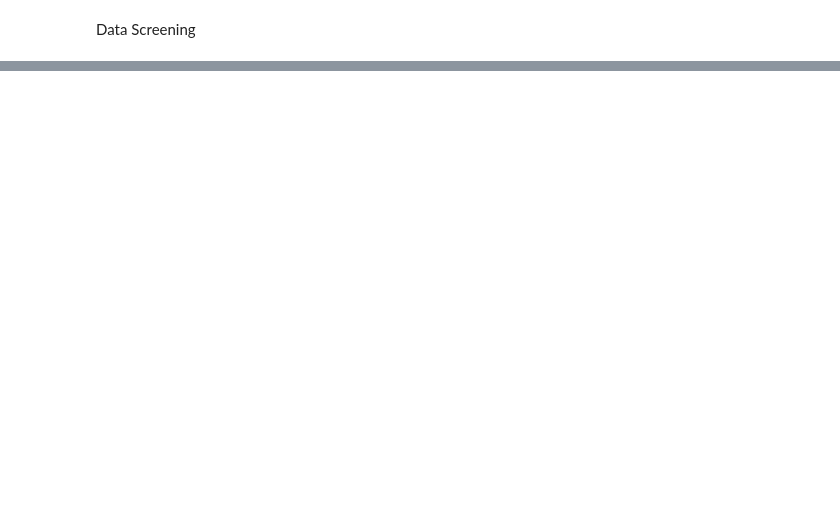
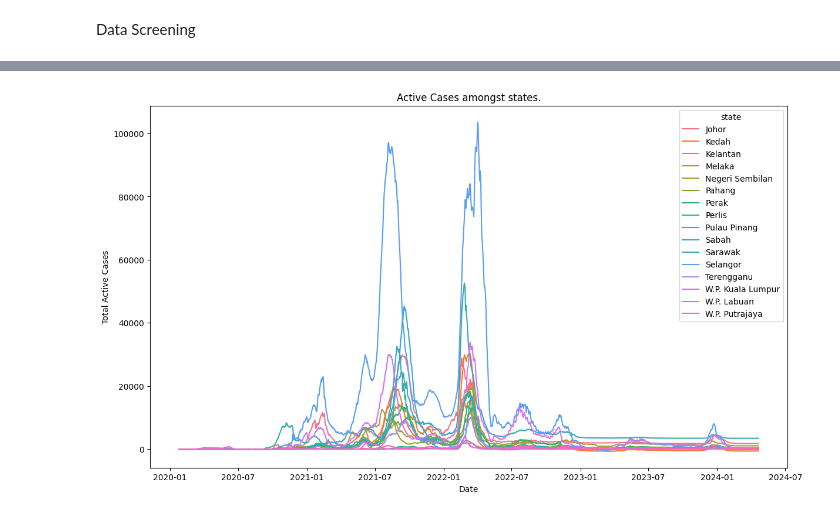
Before and after one commit to MarcusO17/5011-cem-ml, a Jupyter notebook: notebooks/states_EDA.ipynb, the cells around one changed output, grey strips where cells are left out. Drawn from its saved outputs; the diff is of its cells as text; code cells hidden in the pictures; blank space fills up the shorter version.

```diff
--- a/notebooks/states_EDA.ipynb
+++ b/notebooks/states_EDA.ipynb
@@ -546,0 +594,10 @@ plt.show()
+# %%
+#Cases Active
+plt.figure(figsize=(14,8))
+plt.title('Active Cases amongst states.')
+sns.lineplot(x=df['date'],y=df['cases_active'],hue=df['state'])
+plt.xlabel('Date')
+plt.ylabel('Total Active Cases')
+plt.show()
+# %% [output]
+[figure, added]
```
Also changed, not shown: parts of 15 cells of this notebook.
